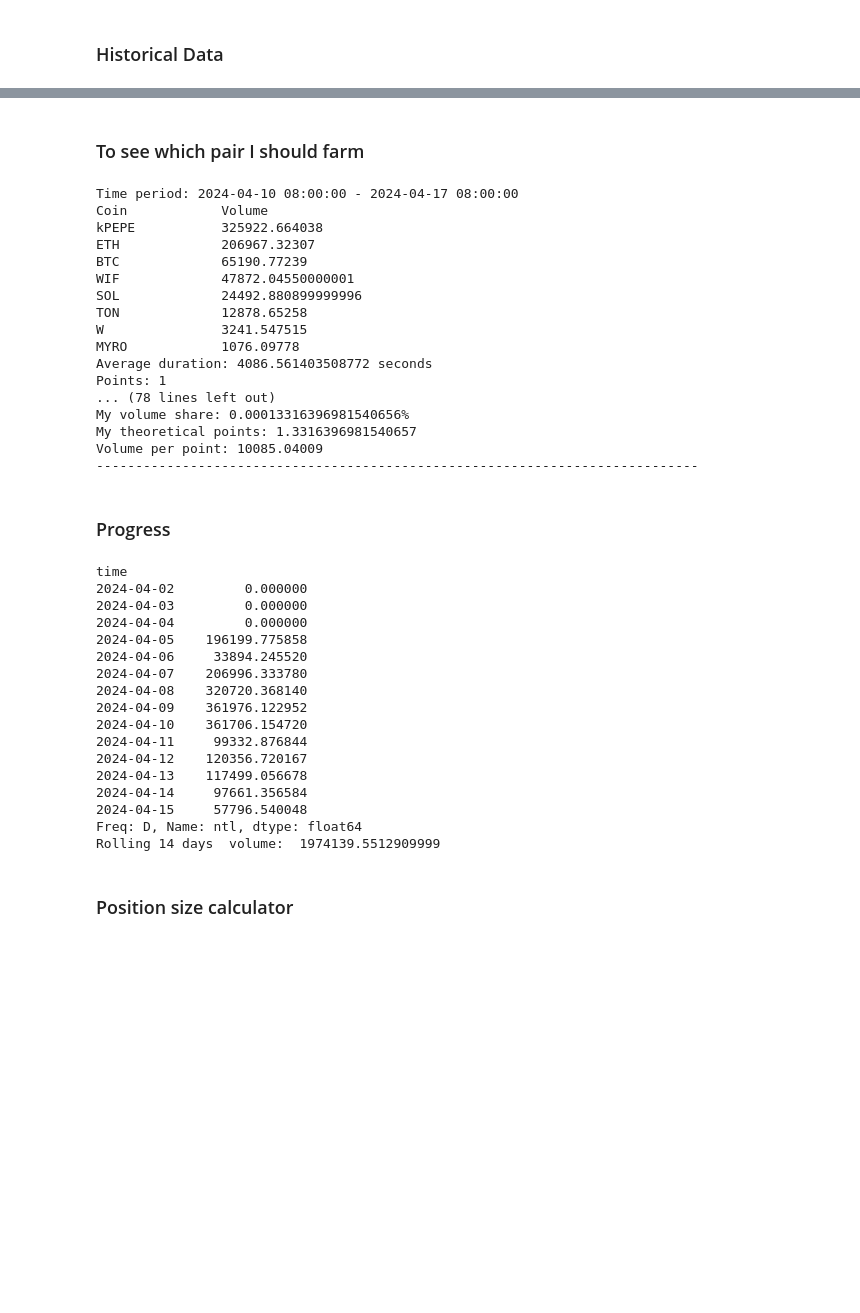
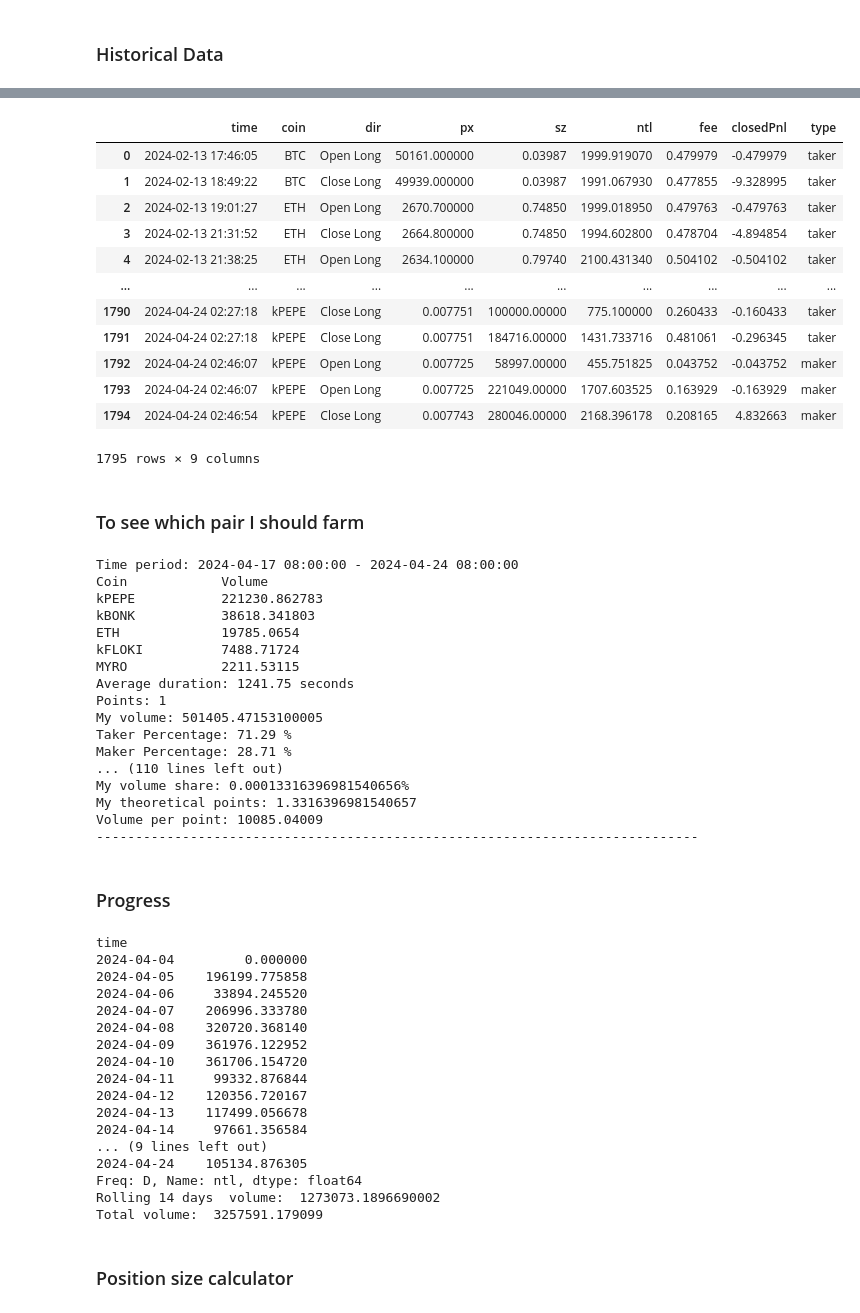
Before and after one commit to edmundtcy/ETH-Script, a Jupyter notebook: hyperliquid.ipynb, the cells around one changed output, grey strips where cells are left out. Drawn from its saved outputs; the diff is of its cells as text; code cells hidden in the pictures; blank space fills up the shorter version.

```diff
--- a/hyperliquid.ipynb
+++ b/hyperliquid.ipynb
@@ -95,7 +96,24 @@ df_duration
+# %%
+df
+# %% [output]
+|  | time | coin | dir | px | sz | ntl | fee | closedPnl | type |
+| 0 | 2024-02-13 17:46:05 | BTC | Open Long | 50161.000000 | 0.03987 | 1999.919070 | 0.479979 | -0.479979 | taker |
+| 1 | 2024-02-13 18:49:22 | BTC | Close Long | 49939.000000 | 0.03987 | 1991.067930 | 0.477855 | -9.328995 | taker |
+| 2 | 2024-02-13 19:01:27 | ETH | Open Long | 2670.700000 | 0.74850 | 1999.018950 | 0.479763 | -0.479763 | taker |
+| 3 | 2024-02-13 21:31:52 | ETH | Close Long | 2664.800000 | 0.74850 | 1994.602800 | 0.478704 | -4.894854 | taker |
+| 4 | 2024-02-13 21:38:25 | ETH | Open Long | 2634.100000 | 0.79740 | 2100.431340 | 0.504102 | -0.504102 | taker |
+| ... | ... | ... | ... | ... | ... | ... | ... | ... | ... |
+| 1790 | 2024-04-24 02:27:18 | kPEPE | Close Long | 0.007751 | 100000.00000 | 775.100000 | 0.260433 | -0.160433 | taker |
+| 1791 | 2024-04-24 02:27:18 | kPEPE | Close Long | 0.007751 | 184716.00000 | 1431.733716 | 0.481061 | -0.296345 | taker |
+| 1792 | 2024-04-24 02:46:07 | kPEPE | Open Long | 0.007725 | 58997.00000 | 455.751825 | 0.043752 | -0.043752 | maker |
+| 1793 | 2024-04-24 02:46:07 | kPEPE | Open Long | 0.007725 | 221049.00000 | 1707.603525 | 0.163929 | -0.163929 | maker |
+| 1794 | 2024-04-24 02:46:54 | kPEPE | Close Long | 0.007743 | 280046.00000 | 2168.396178 | 0.208165 | 4.832663 | maker |
+1795 rows × 9 columns
 # %% [markdown]
 ### To see which pair I should farm
 # %%
 start = [
+    pd.Timestamp('2024-04-17 08:00:00'),
     pd.Timestamp('2024-04-10 08:00:00'),
     pd.Timestamp('2024-04-03 08:00:00'),
     pd.Timestamp('2024-03-06 08:00:00'),
@@ -105,6 +123,7 @@ start = [
     pd.Timestamp('2024-02-07 08:00:00')
 ]
 end = [
+    pd.Timestamp('2024-04-24 08:00:00'),
     pd.Timestamp('2024-04-17 08:00:00'),
     pd.Timestamp('2024-04-10 08:00:00'),
     pd.Timestamp('2024-03-13 08:00:00'),
@@ -115,6 +134,7 @@ end = [
 ]
 total_exchange_volume = [
     1,
+    13748000000,
     9673806247,
     10823100000,
     15440000000,
@@ -122,7 +142,7 @@ total_exchange_volume = [
     7601300000,
     7573400000
 ]
-points = [1,168,82,25,9,7,1]
+points = [1,73,168,82,25,9,7,1]
 total_volume = []
 for i in range(len(start)):
     start_time = start[i]
@@ -130,6 +150,10 @@ for i in range(len(start)):
     filtered_df = df[(df['time'] >= start_time) & (df['time'] < end_time)]
     volume = filtered_df['ntl'].sum()
     total_volume.append(volume)
+    taker_total_ntl = filtered_df.loc[filtered_df['type'] == 'taker', 'ntl'].sum()
+    maker_total_ntl = filtered_df.loc[filtered_df['type'] == 'maker', 'ntl'].sum()
+    taker_percentage = round((taker_total_ntl / volume) * 100, 2)
+    maker_percentage = round((maker_total_ntl / volume) * 100, 2)
     filtered_df = df_duration[(df_duration['time'] >= start_time) & (df_duration['time'] < end_time)]
     coin_volume = filtered_df.groupby('coin')['ntl'].sum().sort_values(ascending=False)
     average_duration = np.mean([duration.total_seconds() for duration in filtered_df['duration']])
@@ -140,25 +164,27 @@ for i in range(len(start)):
     print(f"Average duration: {average_duration} seconds")
     print(f"Points: {points[i]}")
     print(f"My volume: {total_volume[i]}")
+    print("Taker Percentage:", taker_percentage, "%")
+    print("Maker Percentage:", maker_percentage, "%")
     print(f"Exchange volume: {total_exchange_volume[i]}")
     print(f"My volume share: {total_volume[i]/total_exchange_volume[i] * 100}%")
     print(f"My theoretical points: {total_volume[i]/total_exchange_volume[i] * 1000000}")
     print(f"Volume per point: {total_volume[i]/points[i]}")
     print("-----------------------------------------------------------------------------")
 # %% [output]
-Time period: 2024-04-10 08:00:00 - 2024-04-17 08:00:00
+Time period: 2024-04-17 08:00:00 - 2024-04-24 08:00:00
 Coin            Volume
-kPEPE           325922.664038
-ETH             206967.32307
-BTC             65190.77239
-WIF             47872.04550000001
-SOL             24492.880899999996
-TON             12878.65258
-W               3241.547515
-MYRO            1076.09778
-Average duration: 4086.561403508772 seconds
+kPEPE           221230.862783
+kBONK           38618.341803
+ETH             19785.0654
+kFLOKI          7488.71724
+MYRO            2211.53115
+Average duration: 1241.75 seconds
 Points: 1
-... (78 lines left out)
+My volume: 501405.47153100005
+Taker Percentage: 71.29 %
+Maker Percentage: 28.71 %
+... (110 lines left out)
 My volume share: 0.00013316396981540656%
 My theoretical points: 1.3316396981540657
 Volume per point: 10085.04009
@@ -167,14 +193,12 @@ Volume per point: 10085.04009
 ### Progress
 # %%
 daily_ntl_sum = df.groupby(pd.Grouper(key='time', freq='D'))['ntl'].sum()
-print(daily_ntl_sum.tail(14))
+print(daily_ntl_sum.tail(21))
 print("Rolling 14 days  volume: ",daily_ntl_sum.tail(14).sum())
 total_volume = df['ntl'].sum()
 print("Total volume: ", total_volume)
 # %% [output]
 time
-2024-04-02         0.000000
-2024-04-03         0.000000
 2024-04-04         0.000000
 2024-04-05    196199.775858
 2024-04-06     33894.245520
@@ -186,9 +210,11 @@ time
 2024-04-12    120356.720167
 2024-04-13    117499.056678
 2024-04-14     97661.356584
-2024-04-15     57796.540048
+... (9 lines left out)
+2024-04-24    105134.876305
 Freq: D, Name: ntl, dtype: float64
-Rolling 14 days  volume:  1974139.5512909999
+Rolling 14 days  volume:  1273073.1896690002
+Total volume:  3257591.179099
 # %%
 daily_closedPnl_sum = df.groupby(pd.Grouper(key='time', freq='D'))['closedPnl'].sum()
 print(daily_closedPnl_sum.tail(14))
```
Also changed, not shown: parts of 2 cells of this notebook.
